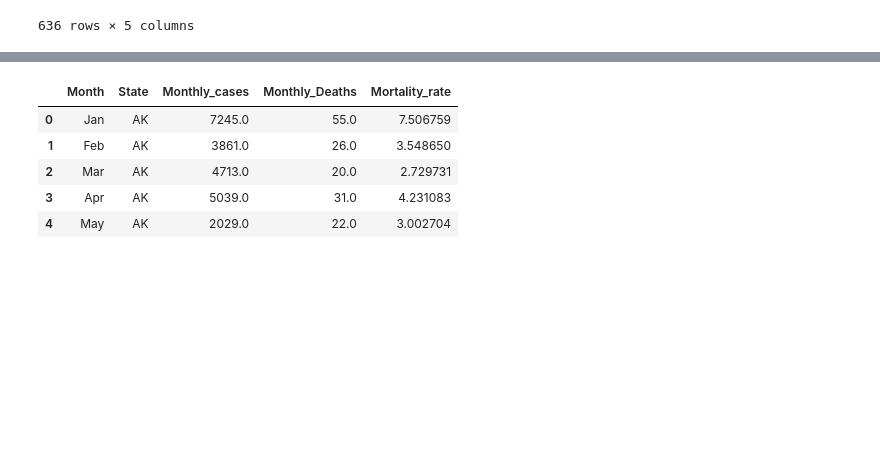
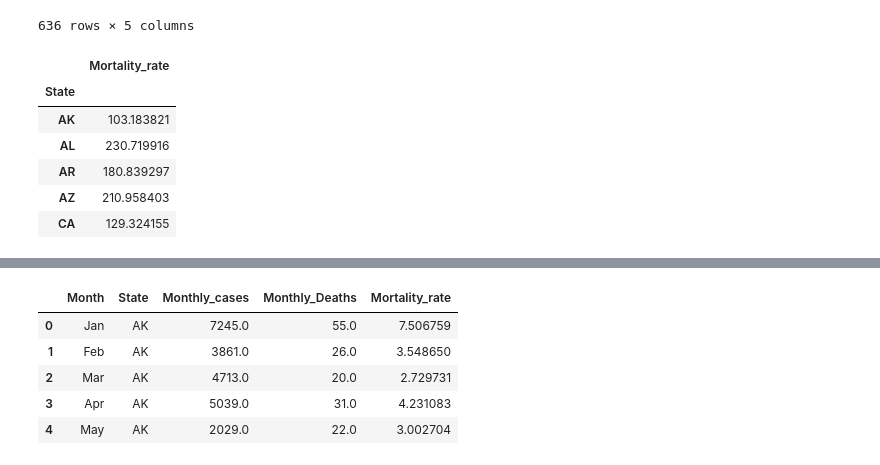
Before and after one commit to tracypoon/Group_3_Project, a Jupyter notebook: Mano/Month_based_analysis.ipynb, the cells around one changed output, grey strips where cells are left out. Drawn from its saved outputs; the diff is of its cells as text; code cells hidden in the pictures; blank space fills up the shorter version.

```diff
--- a/Mano/Month_based_analysis.ipynb
+++ b/Mano/Month_based_analysis.ipynb
@@ -174,3 +174,14 @@ compare_df
 | 634 | Nov | WY | 8163.0 | 254.0 | 43.883670 |
 | 635 | Dec | WY | 4549.0 | 98.0 | 16.931495 |
 636 rows × 5 columns
+# %%
+compare_df1=compare_df.groupby(['State']).agg({"Mortality_rate": "sum"})
+compare_df1.head()
+# %% [output]
+|  | Mortality_rate |
+| State |  |
+| AK | 103.183821 |
+| AL | 230.719916 |
+| AR | 180.839297 |
+| AZ | 210.958403 |
+| CA | 129.324155 |
```
Also changed, not shown: parts of 1 cell of this notebook.
